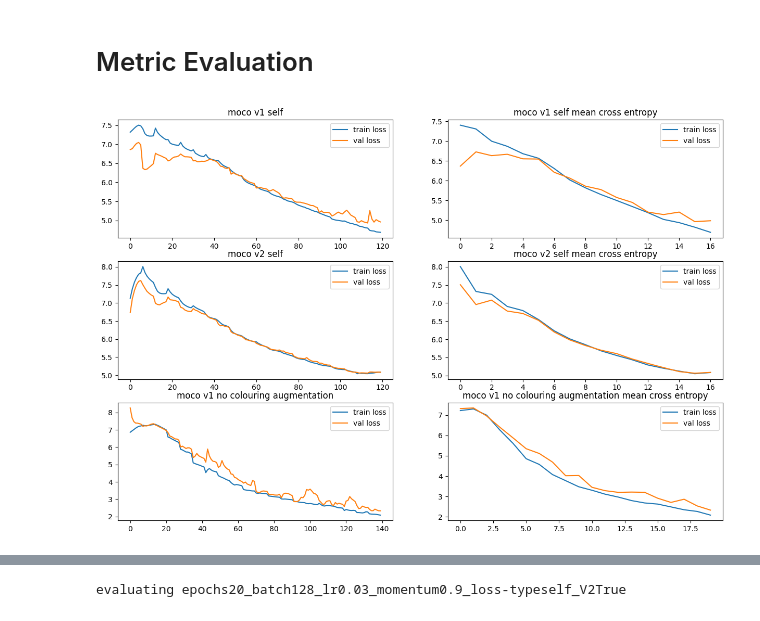
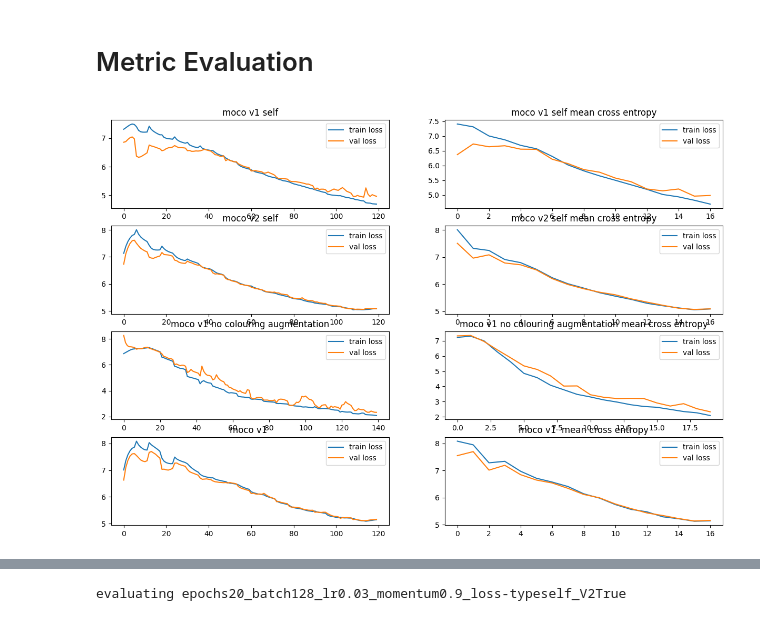
Before and after one commit to xu-shitong/Contrastive-Medical-Image-Classification, a Jupyter notebook: moco/moco.ipynb, the cells around one changed output, grey strips where cells are left out. Saved outputs shown, nothing was run; the diff lists cells and outputs as text; code cells hidden in the pictures.

```diff
--- a/moco/moco.ipynb
+++ b/moco/moco.ipynb
@@ -507,12 +487,39 @@ torch.save(model, f"{trial_name}.pickle")
 mem_report()
 # %% [markdown]
 # Quantitative evaluation
+# %%
+model.eval()
+classification_head = nn.Linear(128, 9).cuda(args.gpu)
+head_optimizer = torch.optim.SGD(classification_head.parameters(), 0.05)
+
+for _ in range(30):
+  with tqdm.tqdm(pretrain_loader, unit="batch") as tepoch:
+    for i, (images, labels) in enumerate(tepoch):
+      images[0] = images[0].cuda(args.gpu, non_blocking=True)
+      labels = labels.cuda(args.gpu, non_blocking=True)
+
+      with torch.no_grad():
+        q = model.encoder_q(images[0])  # queries: NxC
+        q = nn.functional.normalize(q, dim=1)
+      y_hat = classification_head(q)
+
+      l = ce_loss_(y_hat, labels.squeeze())
+
+      head_optimizer.zero_grad()
+      l.backward()
+      head_optimizer.step()
+
+      if i % args.print_freq == 0 and not i == 0:
+        summary.write(f"classification loss: {l.item()}\n")
+
+summary.write("\n")
+torch.save(classification_head, f"{trial_name}_head_pretrain_loader.pickle")
 # %%
 model.eval()
 classification_head = nn.Linear(128, 9).cuda(args.gpu)
 head_optimizer = torch.optim.SGD(classification_head.parameters(), 0.05)
 
-for _ in range(30):
+for _ in range(30 * 8):
   with tqdm.tqdm(val_loader, unit="batch") as tepoch:
     for i, (images, labels) in enumerate(tepoch):
       images[0] = images[0].cuda(args.gpu, non_blocking=True)
@@ -529,9 +536,10 @@ for _ in range(30):
       l.backward()
       head_optimizer.step()
 
-  summary.write(f"classification loss: {l.item()}\n")
+      if i % args.print_freq == 0 and not i == 0:
+        summary.write(f"classification loss: {l.item()}\n")
 
-torch.save(classification_head, f"{trial_name}_head.pickle")
+torch.save(classification_head, f"{trial_name}_head_val_loader.pickle")
 # %%
 if WORKING_ENV == 'LABS':
   summary.close()
@@ -559,31 +567,32 @@ file_names = [
   "./epochs20_batch128_lr0.03_momentum0.9_loss-typeself_V2False_old.txt",
   "./epochs20_batch128_lr0.03_momentum0.9_loss-typeself_V2True_old.txt",
   "./epochs20_batch128_lr0.03_momentum0.9_loss-typeself_V2False_no-colouring_old.txt",
+  "./epochs20_batch128_lr0.03_momentum0.9_loss-typeself_V2True.txt"
 ]
 fig, axarr = plt.subplots(len(file_names), 2, figsize=(15, 10))
 names = ["moco v1 self", "moco v2 self", "moco v1 no colouring augmentation", "moco v1 ", "v0 categorical-ce", "v0 binary-ce"] # titles for each row of image, substitute of file name
 for i, file_name in enumerate(file_names):
   losses = extract_float(file_name) # shape [iteration_number * print num per iteration, 8], only loss at index [5, 7] are useful for plot
   train_index = {} # additional plot other than losses
   val_index = {}
   mean_loss_index = [i * 7 + 6 for i in range(losses.shape[0] // 7)]
 
   for j, idx in enumerate(train_index):
     axarr[i, j+1].plot(losses[:, idx])
 
   for j, idx in enumerate(val_index):
     axarr[i, j+1].plot(losses[:, idx])
     axarr[i, j+1].set_title(train_index[idx])
 
   axarr[i, 0].plot(losses[:, 5], label="train loss")
   axarr[i, 0].plot(losses[:, 7], label="val loss")
   axarr[i, 0].set_title(names[i])
   axarr[i, 0].legend(loc="upper right")
 
 
   axarr[i, -1].plot(losses[mean_loss_index, 5], label="train loss")
   axarr[i, -1].plot(losses[mean_loss_index, 7], label="val loss")
   axarr[i, -1].set_title(names[i] + " mean cross entropy")
   axarr[i, -1].legend(loc="upper right")
 # %% [output]
-[figure, old version]
+[figure, new version]
```
Also changed, not shown: parts of 2 cells of this notebook, 5 other files.
